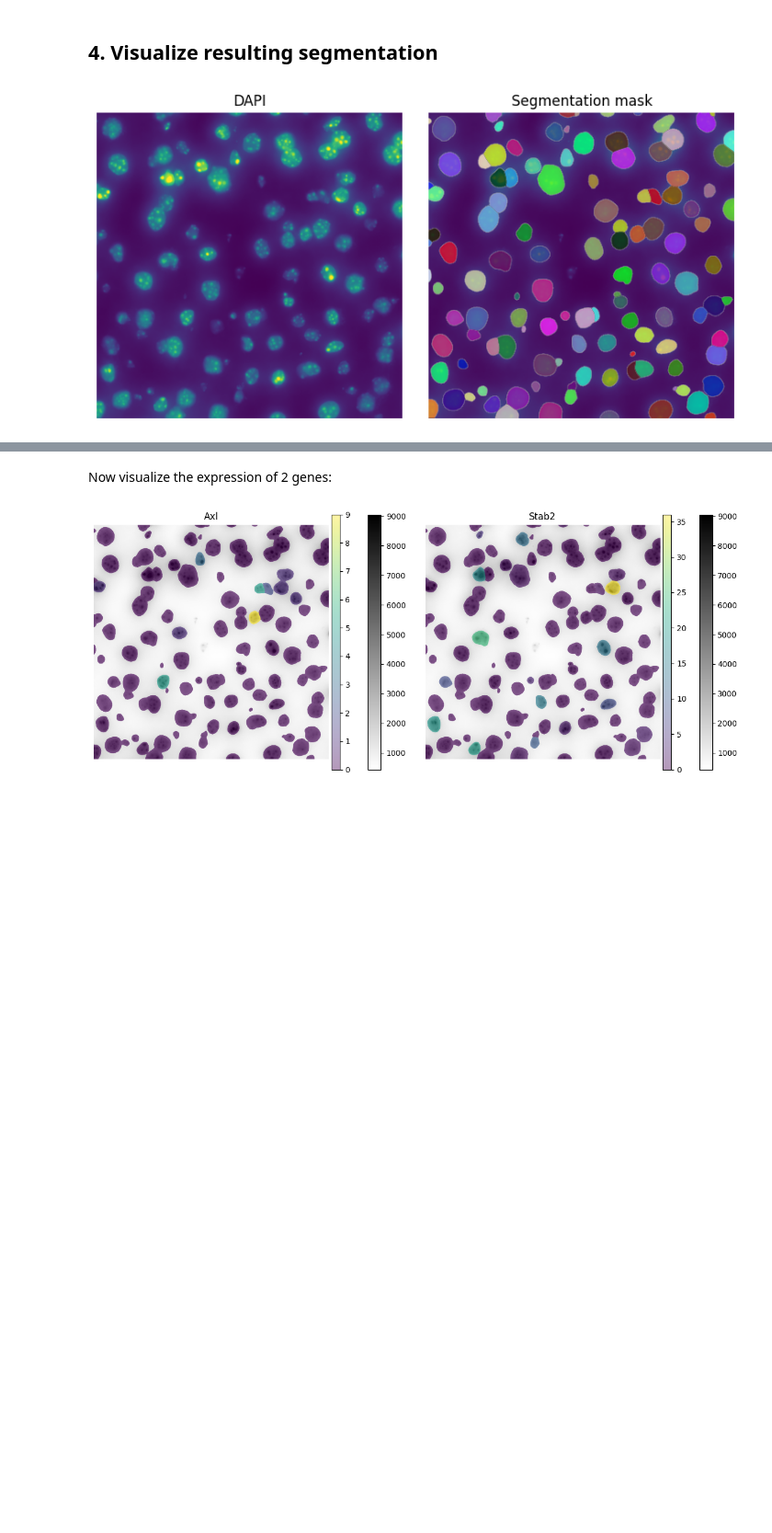
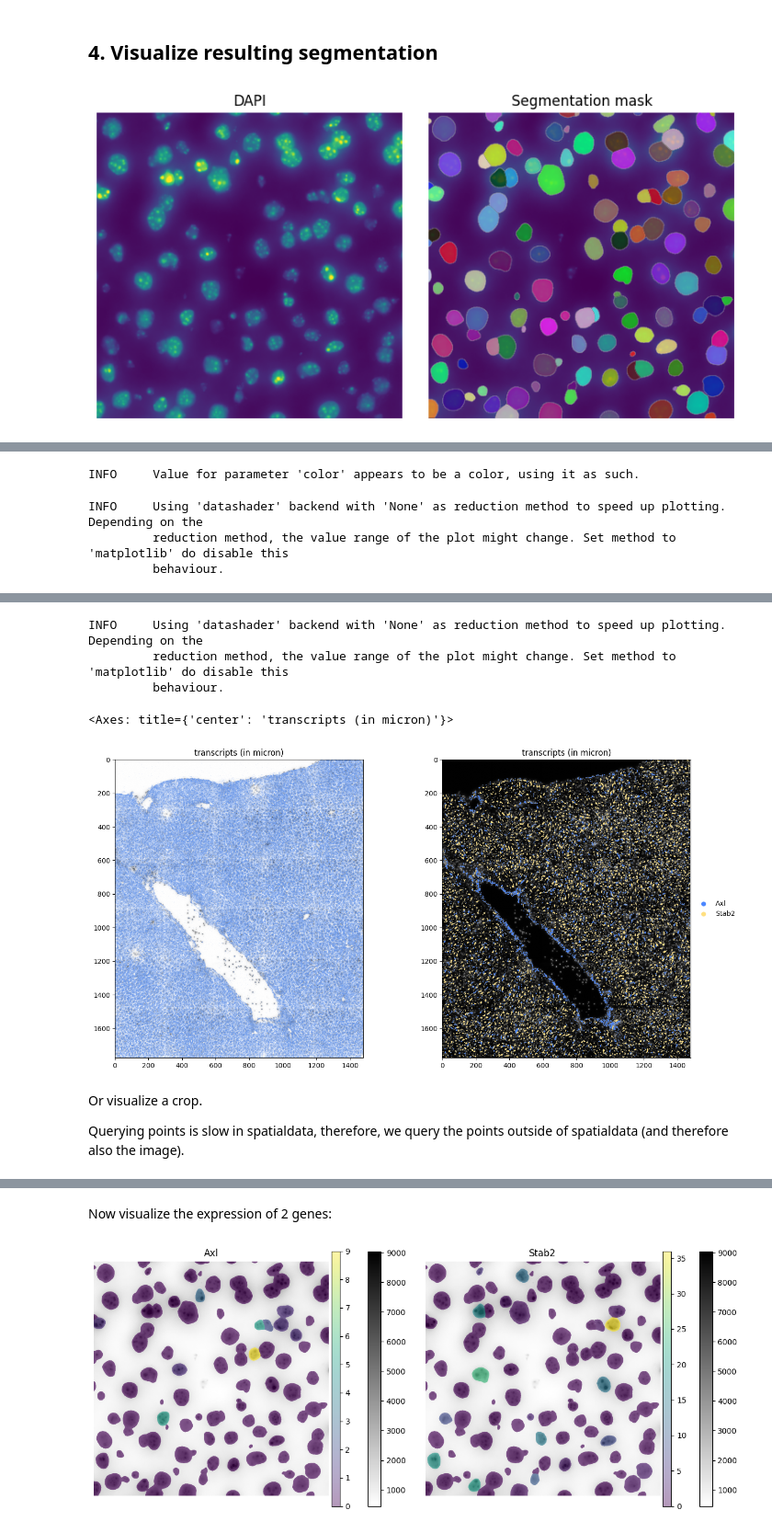
Before and after one commit to saeyslab/harpy, a Jupyter notebook: docs/tutorials/advanced/Harpy_transcriptomics.ipynb, the cells around one changed output, grey strips where cells are left out. Shown at 92% size. Cells and saved outputs as stored; diff of their text form; code cells hidden in the pictures; blank space fills up the shorter version.

```diff
--- a/docs/tutorials/advanced/Harpy_transcriptomics.ipynb
+++ b/docs/tutorials/advanced/Harpy_transcriptomics.ipynb
@@ -108,8 +178,6 @@ plt.show()
 # %%
 import torch
 from dask.distributed import Client, LocalCluster
-
-from harpy.image import cellpose_callable
 
 if torch.cuda.is_available():
     from dask_cuda import LocalCUDACluster  # pip install dask-cuda
@@ -144,14 +212,15 @@ sdata = hp.im.segment(
     sdata,
     img_layer="raw_image",
     depth=200,
-    model=cellpose_callable,
+    model=hp.im.cellpose_callable,
     # parameters that will be passed to the callable cellpose_callable
     diameter=50,
     flow_threshold=0.9,
     cellprob_threshold=-4,
     output_labels_layer="segmentation_mask",
     output_shapes_layer="segmentation_mask_boundaries",
-    crd=[3000, 4000, 3000, 4000],  # region to segment [x_min, xmax, y_min, y_max],
+    crd=[3000, 4000, 3000, 4000],  # region to segment [x_min, xmax, y_min, y_max], must be defined in pixel coordinates
+    to_coordinate_system="pixel",
     overwrite=True,
 )
 client.close()
@@ -232,0 +293,12 @@ plt.show()
+# %%
+path_transcripts = registry.fetch("transcriptomics/resolve/mouse/20272_slide1_A1-1_results.txt")
+sdata = hp.io.read_resolve_transcripts(
+    sdata,
+    path_count_matrix=path_transcripts,
+    output_layer="transcripts",
+    to_coordinate_system="pixel",
+    to_micron_coordinate_system="micron",
+    pixel_size=pixel_size,
+    overwrite=True,
+)
+sdata
@@ -232,0 +326,47 @@ plt.show()
+# %%
+fig, axes = plt.subplots(1, 2, figsize=(16, 8))
+
+render_images_kwargs = {
+    "cmap": "binary",
+}
+show_kwargs = {
+    "title": "transcripts (in micron)",
+    "colorbar": False,
+}
+
+hp.pl.plot_sdata_genes(
+    sdata,
+    points_layer="transcripts",
+    img_layer="raw_image",
+    genes=None,  # plot all genes
+    color="cornflowerblue",
+    size=0.1,
+    frac=0.5,  # only plot half of them
+    to_coordinate_system="micron",
+    show_kwargs=show_kwargs,
+    render_images_kwargs=render_images_kwargs,
+    ax=axes[0],
+)
+
+render_images_kwargs = {
+    "cmap": "grey",
+}
+show_kwargs = {
+    "title": "transcripts (in micron)",
+    "colorbar": False,
+}
+
+hp.pl.plot_sdata_genes(
+    sdata,
+    points_layer="transcripts",
+    img_layer="raw_image",
+    genes=["Axl", "Stab2"],
+    palette=["#4D88FF", "#FFE082"],
+    size=5.0,
+    frac=None,
+    to_coordinate_system="micron",
+    show_kwargs=show_kwargs,
+    render_images_kwargs=render_images_kwargs,
+    ax=axes[1],
+)
+# %% [output]
@@ -232,0 +374,4 @@ plt.show()
+INFO     Value for parameter 'color' appears to be a color, using it as such.
+INFO     Using 'datashader' backend with 'None' as reduction method to speed up plotting. Depending on the
+         reduction method, the value range of the plot might change. Set method to 'matplotlib' do disable this
+         behaviour.
@@ -232,0 +380,9 @@ plt.show()
+INFO     Using 'datashader' backend with 'None' as reduction method to speed up plotting. Depending on the
+         reduction method, the value range of the plot might change. Set method to 'matplotlib' do disable this
+         behaviour.
+<Axes: title={'center': 'transcripts (in micron)'}>
+[figure, added]
+# %% [markdown]
+Or visualize a crop.
+
+Querying points is slow in spatialdata, therefore, we query the points outside of spatialdata (and therefore also the image).
```
Also changed, not shown: parts of 25 cells of this notebook, 25 other files.
